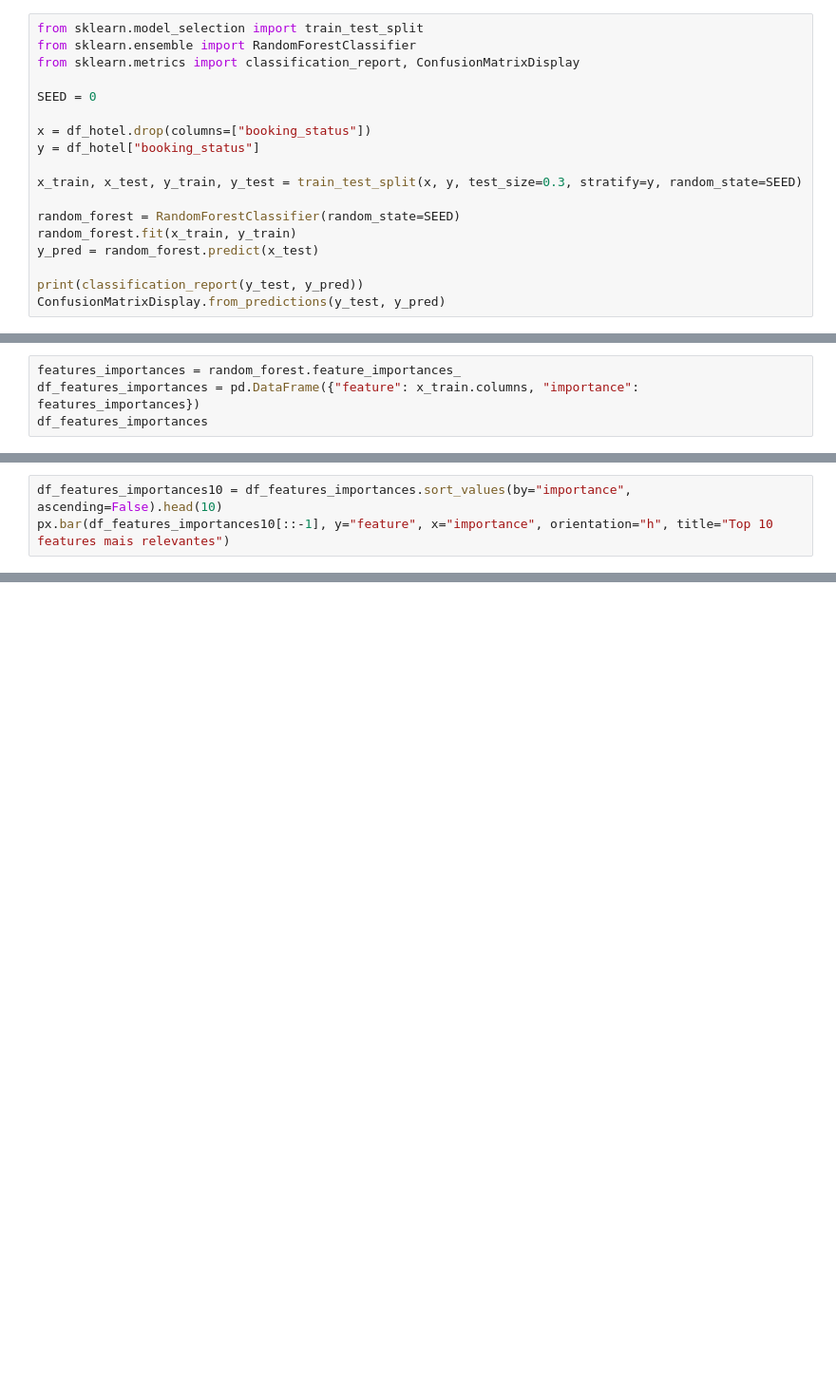
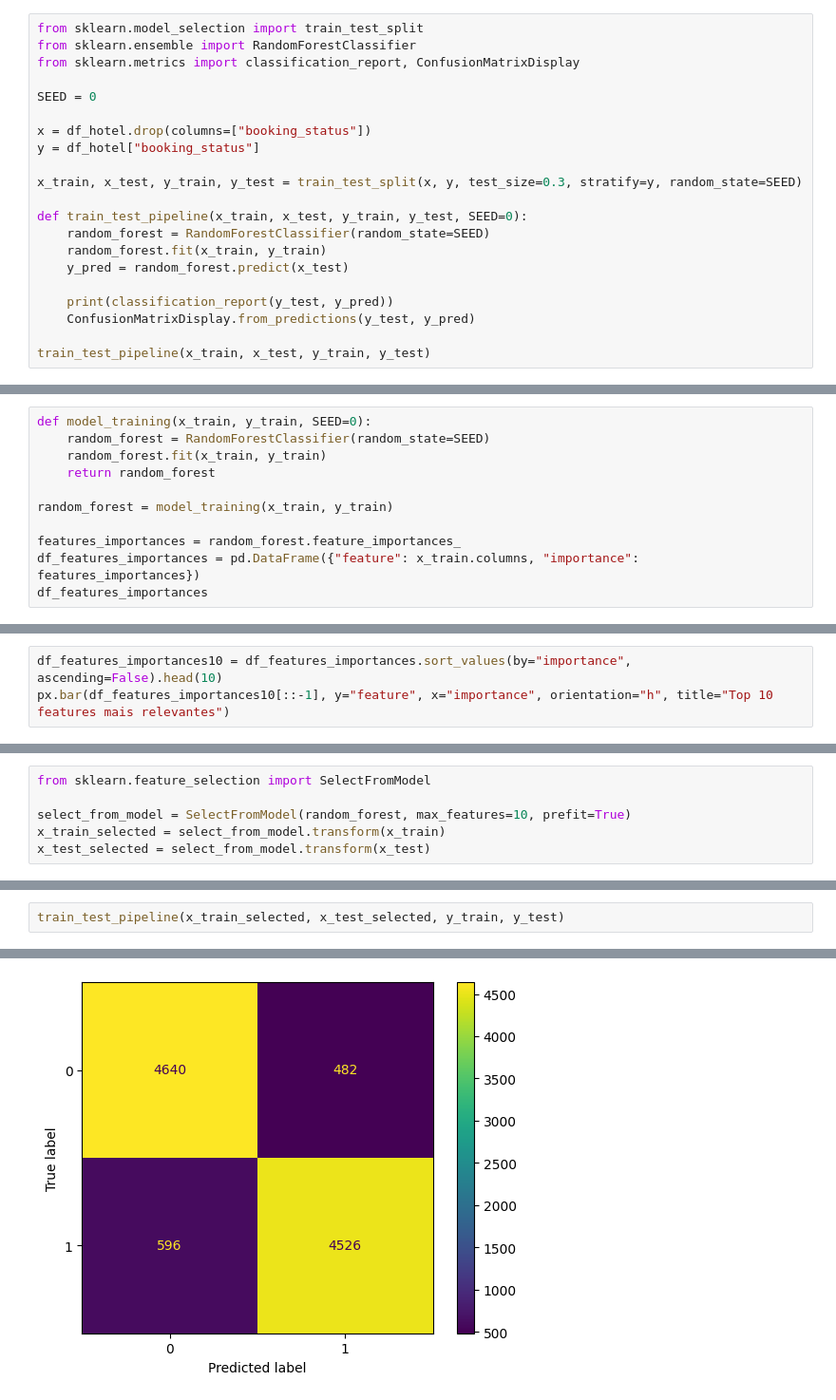
Before and after one commit to ledsouza/feature-selection, a Jupyter notebook: feature_selection.ipynb, the cells around one changed output, grey strips where cells are left out. Shown at 95% size. Saved outputs shown, nothing was run; the diff lists cells and outputs as text; blank space fills up the shorter version.

Commit message:
implementando pipeline com features selecionadas a partir de SelectFromModel

```diff
--- a/feature_selection.ipynb
+++ b/feature_selection.ipynb
@@ -64,12 +64,15 @@ y = df_hotel["booking_status"]
 
 x_train, x_test, y_train, y_test = train_test_split(x, y, test_size=0.3, stratify=y, random_state=SEED)
 
-random_forest = RandomForestClassifier(random_state=SEED)
-random_forest.fit(x_train, y_train)
-y_pred = random_forest.predict(x_test)
+def train_test_pipeline(x_train, x_test, y_train, y_test, SEED=0):
+    random_forest = RandomForestClassifier(random_state=SEED)
+    random_forest.fit(x_train, y_train)
+    y_pred = random_forest.predict(x_test)
 
-print(classification_report(y_test, y_pred))
-ConfusionMatrixDisplay.from_predictions(y_test, y_pred)
+    print(classification_report(y_test, y_pred))
+    ConfusionMatrixDisplay.from_predictions(y_test, y_pred)
+
+train_test_pipeline(x_train, x_test, y_train, y_test)
 # %% [output]
               precision    recall  f1-score   support
 
@@ -131,6 +133,13 @@ px.imshow(correlation, aspect=2, height=900, width=1440, color_continuous_scale=
 # %% [markdown]
 ## As 10 features mais relevantes para o modelo de Random Forest
 # %%
+def model_training(x_train, y_train, SEED=0):
+    random_forest = RandomForestClassifier(random_state=SEED)
+    random_forest.fit(x_train, y_train)
+    return random_forest
+
+random_forest = model_training(x_train, y_train)
+
 features_importances = random_forest.feature_importances_
 df_features_importances = pd.DataFrame({"feature": x_train.columns, "importance": features_importances})
 df_features_importances
@@ -157,0 +169,6 @@ px.bar(df_features_importances10[::-1], y="feature", x="importance", orientation
+# %%
+from sklearn.feature_selection import SelectFromModel
+
+select_from_model = SelectFromModel(random_forest, max_features=10, prefit=True)
+x_train_selected = select_from_model.transform(x_train)
+x_test_selected = select_from_model.transform(x_test)
@@ -157,0 +180,3 @@ px.bar(df_features_importances10[::-1], y="feature", x="importance", orientation
+# %%
+train_test_pipeline(x_train_selected, x_test_selected, y_train, y_test)
+# %% [output]
@@ -157,0 +191 @@ px.bar(df_features_importances10[::-1], y="feature", x="importance", orientation
+[figure, added]
```
Also changed, not shown: parts of 4 cells of this notebook.
